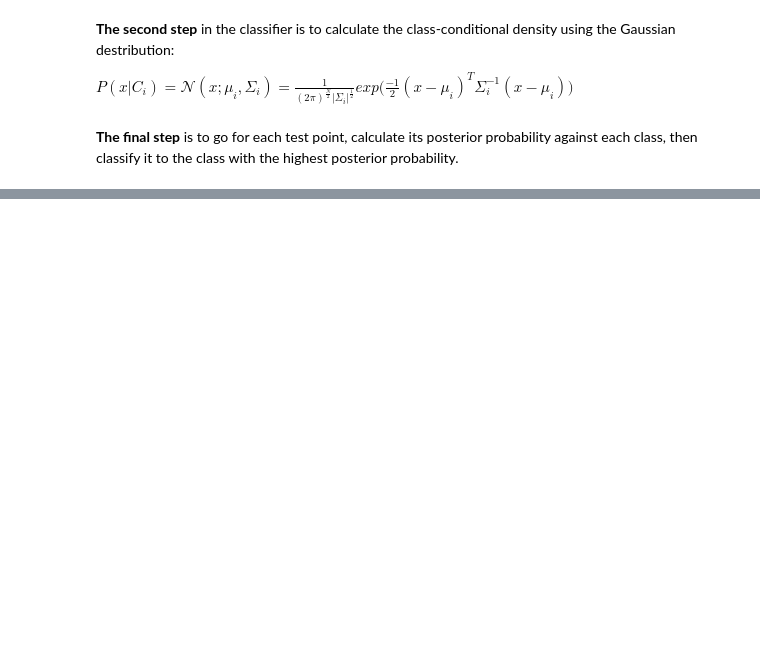
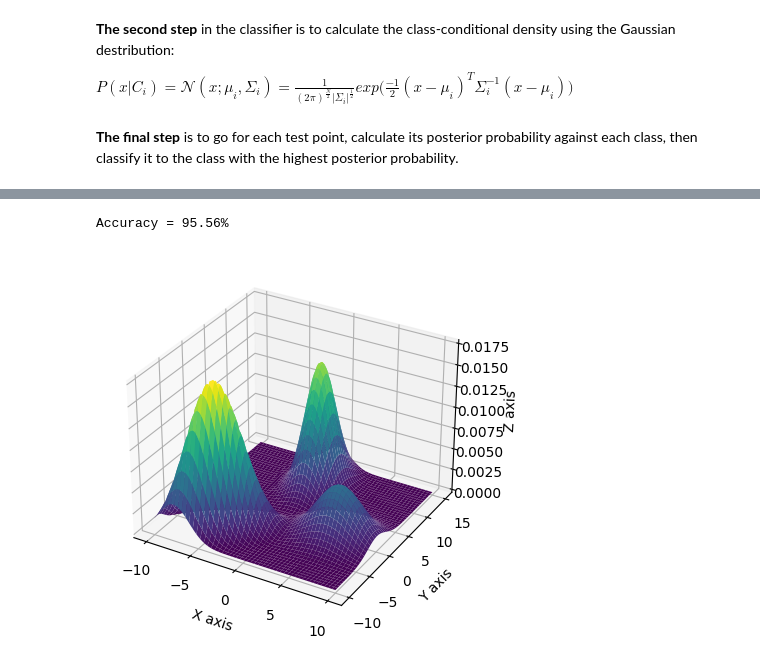
Before and after one commit to asmaaadel0/Neural-Networks-Labs, a Jupyter notebook: Lab 3 - Bayes Classifier/Lab 3 - Bayesian Classifier.ipynb, the cells around one changed output, grey strips where cells are left out. Saved outputs shown, nothing was run; the diff lists cells and outputs as text; code cells hidden in the pictures; blank space fills up the shorter version.

```diff
--- a/Lab 3 - Bayes Classifier/Lab 3 - Bayesian Classifier.ipynb
+++ b/Lab 3 - Bayes Classifier/Lab 3 - Bayesian Classifier.ipynb
@@ -150,17 +150,24 @@ pClasses = [] # A list of size (numClasses, 1) containing the a priori probabili
 estimate_means = [] # A numpy array of size (numClasses, N) containing the mean points of each class in the training set.
                     # HINT: USE NP.MEAN
 
+
 estimate_covariances = [] # A numpy array of size (numClasses, N, N) containing the covariance matrices of each class in the training set.
                           # HINT: USE NP.COV (Pay attenention for what it takes as an argument)
 
+Classes = [Class_1, Class_2, Class_3]
 for classIndex in range(numClasses):
     # TODO [5]: Estimate the parameters of the Gaussian distributions of the given classes.
     # Fill pClasses, estimate_means, and estimate_covariances in this part
     # Your code should be vectorized WITHOUT USING A SINGLE FOR LOOP.
+    Class_x = Classes[classIndex]
+    pClasses.append(np.sum(Y==(classIndex + 1))/len(Y))
+    estimate_means.append([np.mean(Class_x[:,0]), np.mean(Class_x[:,1])])
+    estimate_covariances.append(np.cov(Class_x.T))
     pass
-
 estimate_means = np.array(estimate_means)
 estimate_covariances = np.array(estimate_covariances)
+# print(estimate_means)
+# print(estimate_covariances)
 # %%
 ### Test your implementation ###
 ### DO NOT CHANGE THIS CODE ###
@@ -181,7 +190,9 @@ $P(x|C_i) = \mathcal{N}(x; \mu_i, \Sigma_i) = \frac{1}{(2\pi)^{\frac{N}{2}}|\Sig
 # TODO 6: Implement the multivariate normal gaussian distribution with parameters mu and sigma, and return the
 #  value in prob.
 def multivariate_normal_gaussian(X, mu, sigma):
-    prob = None
+    dominator = np.exp(-0.5*((X-mu).T@np.linalg.pinv(sigma)@(X-mu)))
+    numerator = ((2*np.pi)**(len(mu)/2)*np.linalg.det(sigma)**0.5)
+    prob = dominator/numerator
     return prob
 # %%
 ### Test your implementation ###
@@ -198,6 +209,12 @@ assert assertion_probability == 7.8,\
 # %% [markdown]
 **The final step** is to go for each test point, calculate its posterior probability against each class, then classify it to the class with the highest posterior probability.
 # %%
+def posterior( X, num_c, pClasses, estimate_means, estimate_covariances):
+   classConditional = multivariate_normal_gaussian(X, estimate_means[num_c], estimate_covariances[num_c])
+   proir = pClasses[num_c]
+   posterior = classConditional * proir           # it's ∝ to the posterior.
+   return posterior
+
 # TODO [7]: Apply the Bayesian Classifier to predict the classes of the test points.
 predicted_classes = [] # predicted_classes: A numpy array of size (K, 1) where K is the number of points in the test set. Every element in this array
                        # contains the predicted class of Bayes classifier for this test point.
@@ -207,10 +224,12 @@ for i in range(X_Test.shape[0]):
     classProbabilities = np.zeros(numClasses)
     # TODO [7.A]: Compute the probability that the test point X_Test[i] belongs to each class in numClasses.
     #  Fill the array classProbabilities accordingly.
-
+    classProbabilities[0] = posterior(X_Test[i], 0, pClasses, estimate_means, estimate_covariances)
+    classProbabilities[1] = posterior(X_Test[i], 1, pClasses, estimate_means, estimate_covariances)
+    classProbabilities[2] = posterior(X_Test[i], 2, pClasses, estimate_means, estimate_covariances)
 
     # TODO [7.B]: Find the prediction of the test point X_Test[i] and append it to the predicted_classes array.
-
+    predicted_classes.append(np.argmax(classProbabilities) + 1)
 
     print('Class Probabilities: ', classProbabilities)  # the first class is the left most in the scatter plot
     print("Predicted class is :", predicted_classes[i])
@@ -218,32 +255,43 @@ for i in range(X_Test.shape[0]):
 # %%
 # TODO [8]: Compute the accuracy of the generated Bayesian classifier
 # WITHOUT USING ANY FOR LOOPs.
-accuracy = 0
+accuracy = np.sum(np.array(predicted_classes) == np.array(test_data_true).reshape(-1))/len(test_data_true)
 print('Accuracy = ' + str(round(accuracy,4) * 100) + '%')
+# %% [output]
+Accuracy = 95.56%
 # %%
 # TODO [9]: Generate a 3D-plot for the generated distributions. x-axis and y-axis represent the features of the data,
 #           where z-axis represent the Gaussian probability N at this point.
 
 x = np.linspace(-10, 10, 300)
 y = np.linspace(-10, 15, 300)
 X, Y = np.meshgrid(x, y)
 Z = np.zeros(X.shape)
 
+Z1 = np.zeros(X.shape)
+Z2 = np.zeros(X.shape)
+Z3 = np.zeros(X.shape)
+
 for i in range(Z.shape[0]):
     for j in range(Z.shape[1]):
         # TODO [9]: Fill in the matrix Z which will represent the probability distribution of every point.
         # Z[i,j] represents the joint probability N(x,y) for x = i and y = j.
         # We want to draw the gaussian probability N(x,y) for all points.
-        Z[i, j] = 0
+        Z1[i, j] =  multivariate_normal_gaussian([X[i, j], Y[i, j]], estimate_means[0], estimate_covariances[0]) * pClasses[0]
+        Z2[i, j] =  multivariate_normal_gaussian([X[i, j], Y[i, j]], estimate_means[1], estimate_covariances[1]) * pClasses[1]
+        Z3[i, j] =  multivariate_normal_gaussian([X[i, j], Y[i, j]], estimate_means[2], estimate_covariances[2]) * pClasses[2]
+        Z[i, j] = max(Z1[i,j], Z2[i,j], Z3[i,j])
 
 # Make a 3D plot, do not change code
 fig = plt.figure()
 ax = fig.gca(projection='3d')
 ax.plot_surface(X, Y, Z, cmap='viridis', linewidth=0)
 ax.set_xlabel('X axis')
 ax.set_ylabel('Y axis')
 ax.set_zlabel('Z axis')
 plt.show()
+# %% [output]
+[figure, added]
 # %%
 # How can you judge your plot is correct?
 '''
```
Also changed, not shown: parts of 2 cells of this notebook.
